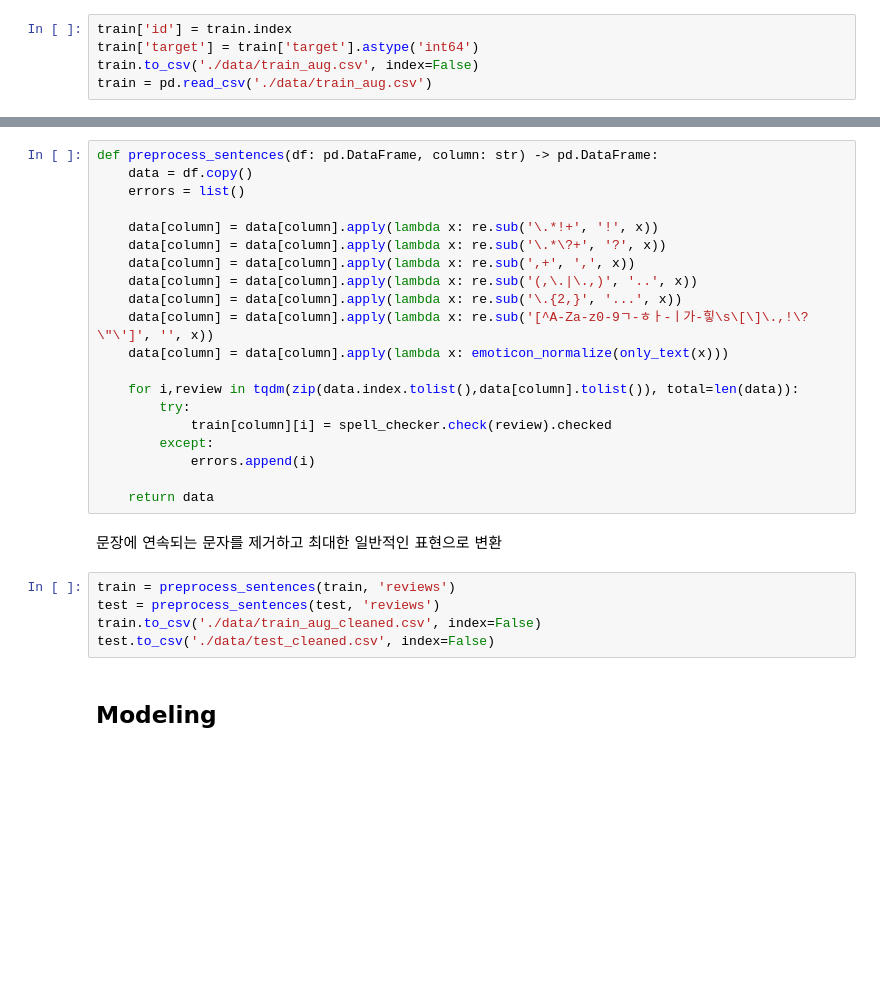
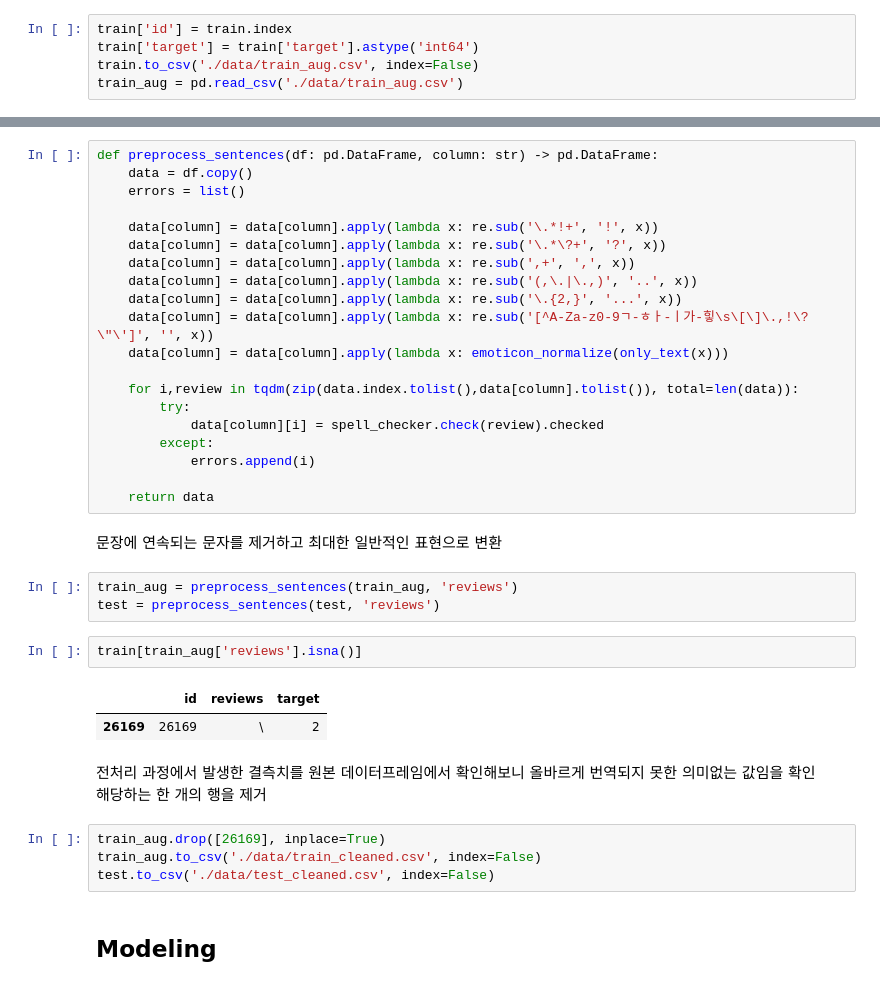
Before and after one commit to minyeamer/auto-raiting, a Jupyter notebook: README.ipynb, the cells around one changed output, grey strips where cells are left out. Saved outputs shown, nothing was run; the diff lists cells and outputs as text; blank space fills up the shorter version.

```diff
--- a/README.ipynb
+++ b/README.ipynb
@@ -239,7 +239,7 @@ plt.show()
 train['id'] = train.index
 train['target'] = train['target'].astype('int64')
 train.to_csv('./data/train_aug.csv', index=False)
-train = pd.read_csv('./data/train_aug.csv')
+train_aug = pd.read_csv('./data/train_aug.csv')
 # %% [markdown]
 ## Data Preprocess
 # %%
@@ -261,17 +261,27 @@ def preprocess_sentences(df: pd.DataFrame, column: str) -> pd.DataFrame:
 
     for i,review in tqdm(zip(data.index.tolist(),data[column].tolist()), total=len(data)):
         try:
-            train[column][i] = spell_checker.check(review).checked
+            data[column][i] = spell_checker.check(review).checked
         except:
             errors.append(i)
 
     return data
 # %% [markdown]
 문장에 연속되는 문자를 제거하고 최대한 일반적인 표현으로 변환
+# %%
+train_aug = preprocess_sentences(train_aug, 'reviews')
+test = preprocess_sentences(test, 'reviews')
+# %%
+train[train_aug['reviews'].isna()]
+# %% [output]
+|  | id | reviews | target |
+| 26169 | 26169 | \ | 2 |
+# %% [markdown]
+전처리 과정에서 발생한 결측치를 원본 데이터프레임에서 확인해보니 올바르게 번역되지 못한 의미없는 값임을 확인
+해당하는 한 개의 행을 제거
 # %%
-train = preprocess_sentences(train, 'reviews')
-test = preprocess_sentences(test, 'reviews')
-train.to_csv('./data/train_aug_cleaned.csv', index=False)
+train_aug.drop([26169], inplace=True)
+train_aug.to_csv('./data/train_cleaned.csv', index=False)
 test.to_csv('./data/test_cleaned.csv', index=False)
 # %% [markdown]
 ## Modeling
```
Also changed, not shown: parts of 2 cells of this notebook.
